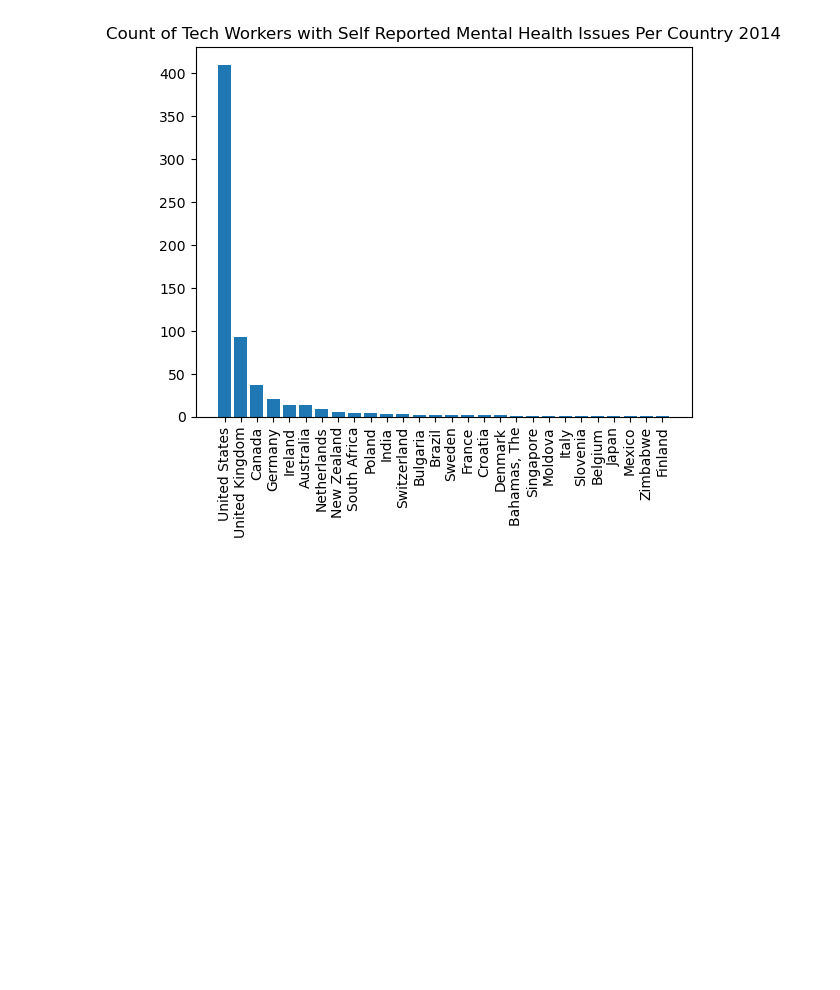
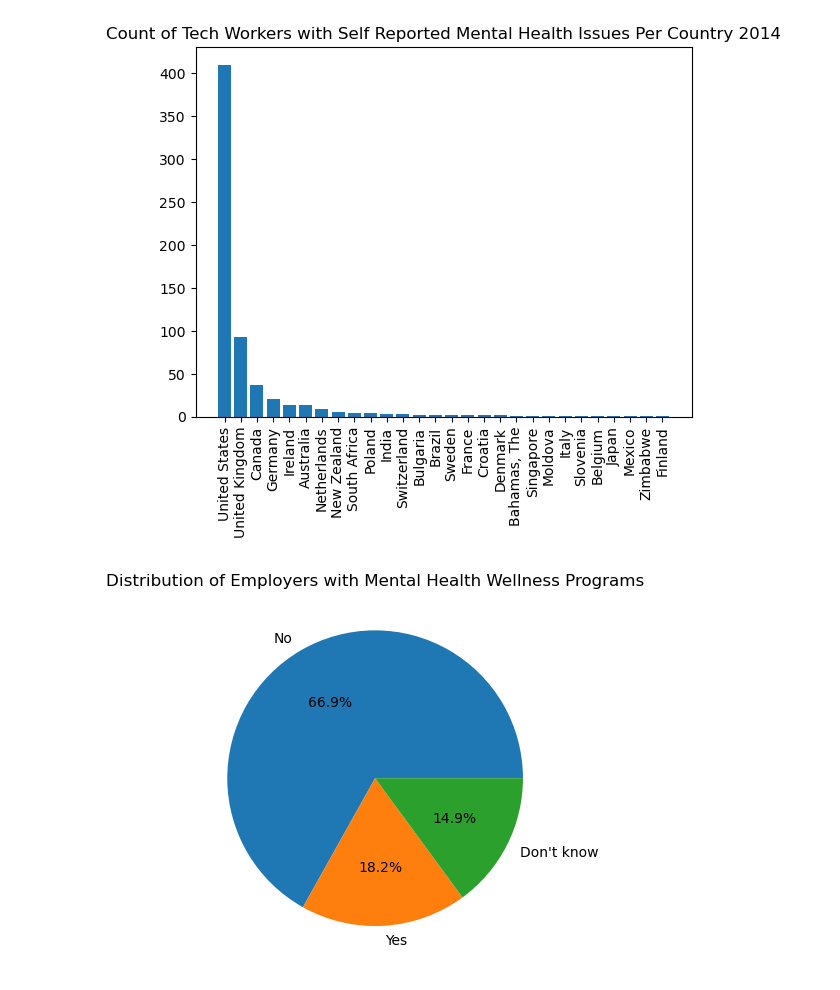
Before and after one commit to K-G-Witt/project1-team4, a Jupyter notebook: rcl_file.ipynb, the cells around one changed output. Drawn from its saved outputs; the diff is of its cells as text; code cells hidden in the pictures; blank space fills up the shorter version.

Commit message:
added graphs for Question 2 and 3 for 2014 data

```diff
--- a/rcl_file.ipynb
+++ b/rcl_file.ipynb
@@ -69,3 +69,14 @@ plt.show
 # %% [output]
 <function matplotlib.pyplot.show(close=None, block=None)>
 [figure]
+# %%
+
+#breaking down value counts of employers with mental health wellness programs
+wellness_count_2014 = dataframe_2014['wellness_program'].value_counts()
+
+#Plotting the percentage of employers with wellness programs
+plt.pie(wellness_count_2014, labels=wellness_count_2014.index, autopct='%1.1f%%')
+plt.title('Distribution of Employers with Mental Health Wellness Programs')
+plt.show()
+# %% [output]
+[figure, added]
```
Also changed, not shown: parts of 5 cells of this notebook.
